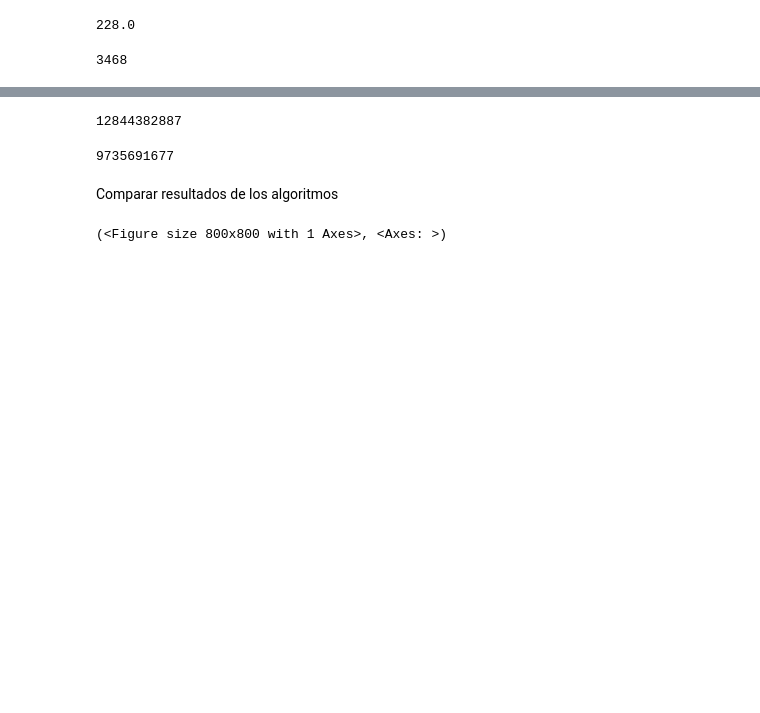
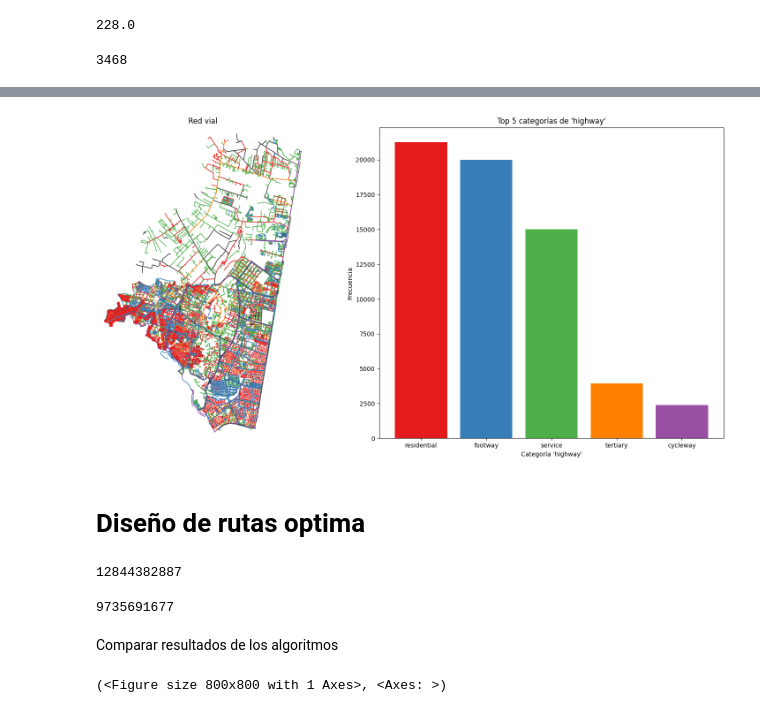
Before and after one commit to RicardoMartinezS/Network-Analysis, a Jupyter notebook: Workshop4_Ricardo_Martinez.ipynb, the cells around one changed output, grey strips where cells are left out. Saved outputs shown, nothing was run; the diff lists cells and outputs as text; code cells hidden in the pictures; blank space fills up the shorter version.

```diff
--- a/Workshop4_Ricardo_Martinez.ipynb
+++ b/Workshop4_Ricardo_Martinez.ipynb
@@ -157,3 +259,65 @@ myst_nb.glue("edge_length_total", math.floor(stats["edge_length_total"] / 1000))
+# %%
+
+# Extraer el atributo 'highway' de las aristas
+highways = []
+for u, v, k, data in graph.edges(keys=True, data=True):
+    hw = data.get('highway')
+    if isinstance(hw, list):
+        highways.extend(hw)
+    elif hw:
+        highways.append(hw)
+
+# Contar las 5 categorías más frecuentes
+counter = Counter(highways)
+top5 = counter.most_common(5)
+categories, counts = zip(*top5)
+
+# Asignar colores a las categorías (puedes personalizar estos colores)
+color_map = {
+    categories[0]: "#e41a1c",
+    categories[1]: "#377eb8",
+    categories[2]: "#4daf4a",
+    categories[3]: "#ff7f00",
+    categories[4]: "#984ea3",
+}
+
+# Crear figura con dos subplots
+fig, (ax1, ax2) = plt.subplots(1, 2, figsize=(16, 8))
+
+# Graficar el grafo, coloreando las aristas según la categoría
+edge_colors = []
+for u, v, k, data in graph.edges(keys=True, data=True):
+    hw = data.get('highway')
+    if isinstance(hw, list):
+        hw = hw[0]
+    color = color_map.get(hw, "#333333")
+    edge_colors.append(color)
+
+ox.plot_graph(
+    graph,
+    ax=ax1,
+    node_size=0,
+    edge_color=edge_colors,
+    edge_linewidth=1.0,
+    edge_alpha=0.8,
+    show=False,
+    close=False
+)
+
+ax1.set_title("Red vial")
+
+# Graficar barras
+bars = ax2.bar(categories, counts, color=[color_map[c] for c in categories])
+ax2.set_title("Top 5 categorías de 'highway'")
+ax2.set_ylabel("Frecuencia")
+ax2.set_xlabel("Categoría 'highway'")
+
+plt.tight_layout()
+plt.show()
+# %% [output]
+[figure, added]
+# %% [markdown]
+# Diseño de rutas optima
 # %%
 origin = (
     ox.geocode_to_gdf("Portal suba, bogota")  # fetch geolocation
```
Also changed, not shown: parts of 14 cells of this notebook, 2 other files.
